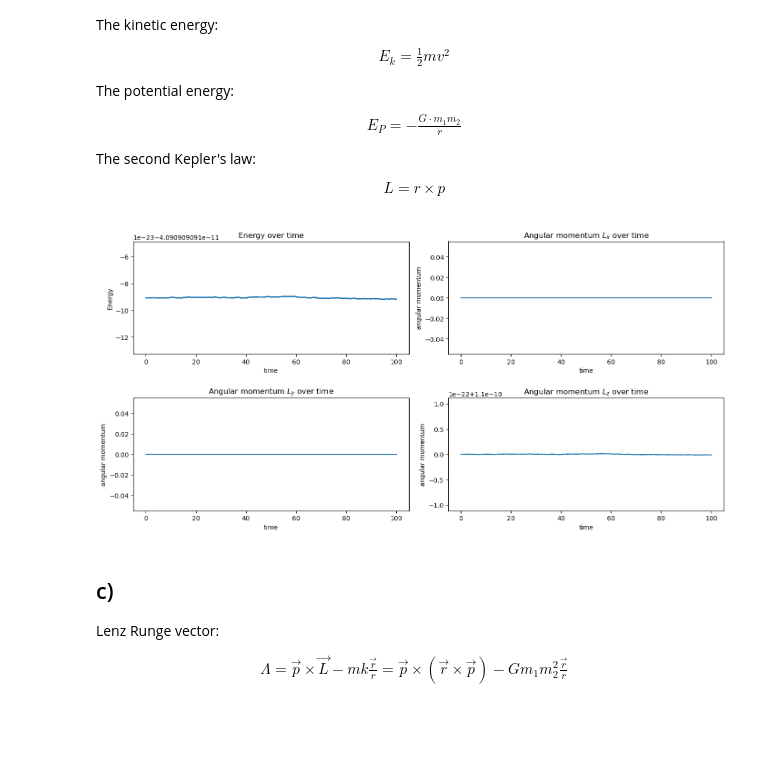
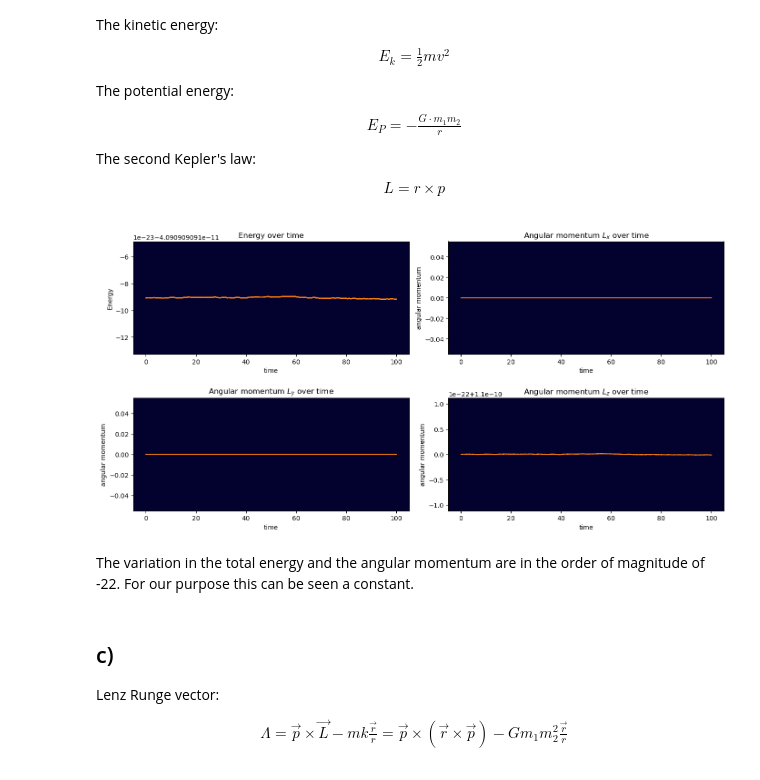
Before and after one commit to FSchierok/compPhys, a Jupyter notebook: Sheet03/A1.ipynb, the cells around one changed output. Saved outputs shown, nothing was run; the diff lists cells and outputs as text; code cells hidden in the pictures; blank space fills up the shorter version.

```diff
--- a/Sheet03/A1.ipynb
+++ b/Sheet03/A1.ipynb
@@ -9,6 +9,7 @@ import matplotlib
 import timeit
 
 matplotlib.rcParams["figure.figsize"] = (10, 10)
+matplotlib.rcParams["axes.facecolor"] = "xkcd:midnight" # For enhanced space feeling
 %matplotlib inline
 
 cmap = plt.get_cmap("viridis") # our default time scale
@@ -162,38 +163,40 @@ total_energy = energy(trajectory, m_Planet, m_RS)
 
 
 Second_kepler = np.cross(
     trajectory[:, DIM : 2 * DIM], trajectory[:, 3 * DIM : 4 * DIM]
 ) + np.cross(trajectory[:, 0:DIM], trajectory[:, 2 * DIM : 3 * DIM])
 
 
 plt.figure(figsize=(14, 7))
 
 plt.subplot(2, 2, 1)
-plt.plot(time, total_energy)
+plt.plot(time, total_energy, c="tab:orange")
 plt.xlabel("time")
 plt.ylabel("Energy")
 plt.title("Energy over time")
 
 plt.subplot(2, 2, 2)
-plt.plot(time, Second_kepler[:, 0])
+plt.plot(time, Second_kepler[:, 0], c="tab:orange")
 plt.xlabel("time")
 plt.ylabel("angular momentum")
 plt.title("Angular momentum $L_x$ over time")
 
 plt.subplot(2, 2, 3)
-plt.plot(time, Second_kepler[:, 1])
+plt.plot(time, Second_kepler[:, 1], c="tab:orange")
 plt.xlabel("time")
 plt.ylabel("angular momentum")
 plt.title("Angular momentum $L_y$ over time")
 plt.subplot(2, 2, 4)
-plt.plot(time, Second_kepler[:, 2])
+plt.plot(time, Second_kepler[:, 2], c="tab:orange")
 plt.xlabel("time")
 plt.ylabel("angular momentum")
 plt.title("Angular momentum $L_z$ over time")
 plt.tight_layout()
 plt.show()
 # %% [output]
-[figure, old version]
+[figure, new version]
+# %% [markdown]
+The variation in the total energy and the angular momentum are in the order of magnitude of -22. For our purpose this can be seen a constant.
 # %% [markdown]
 ## c)
 Lenz Runge vector:
```
Also changed, not shown: parts of 14 cells of this notebook.
